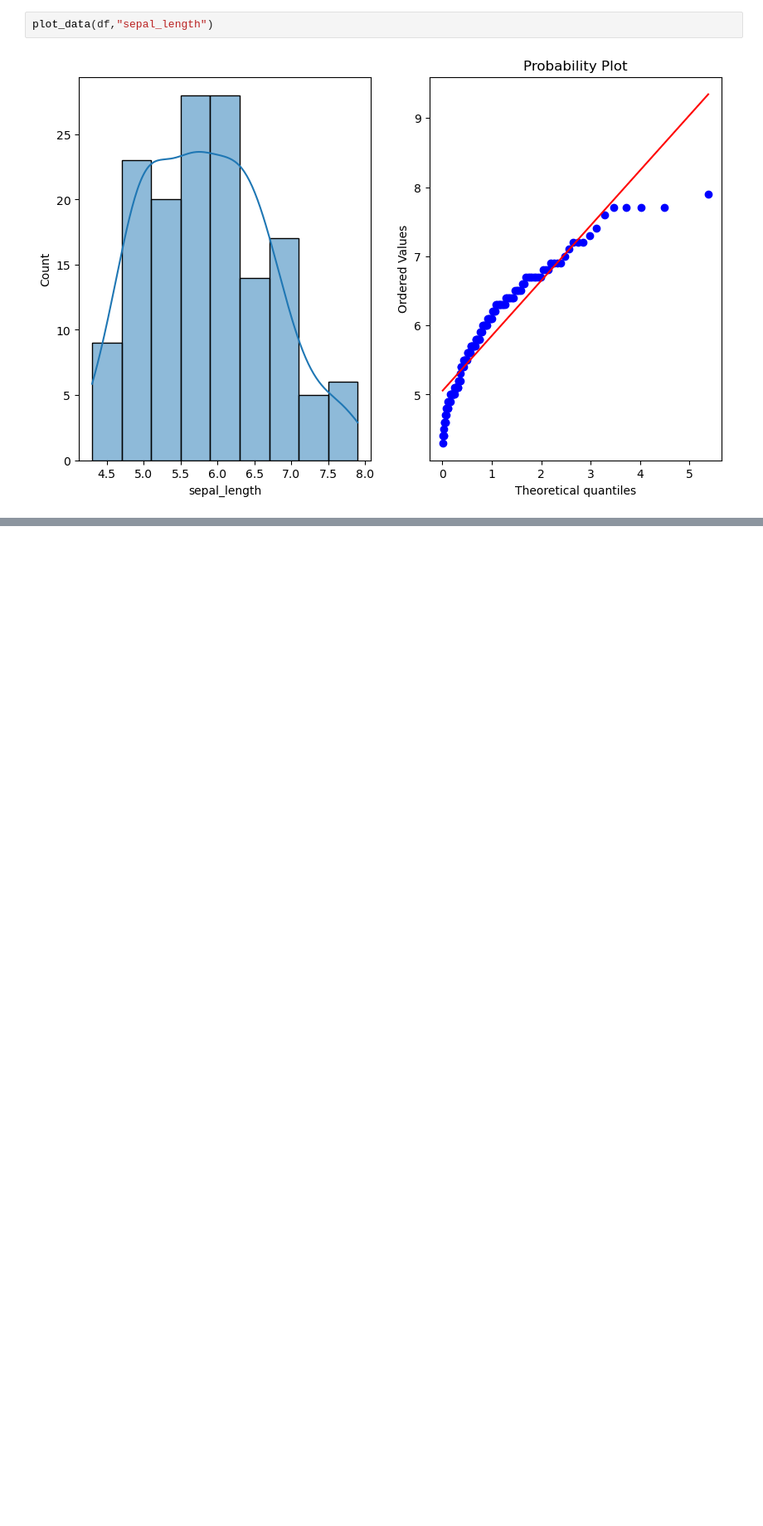
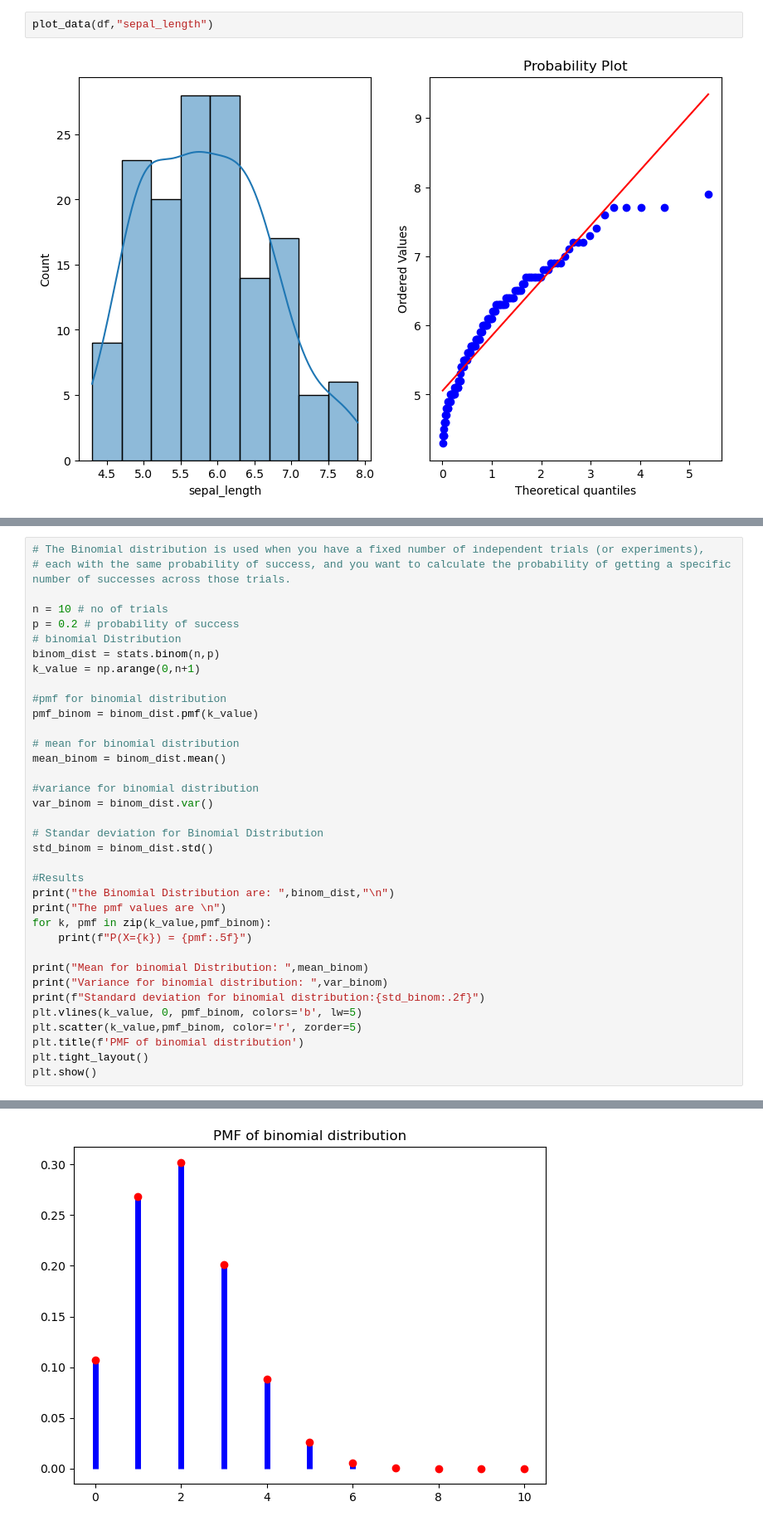
Before and after one commit to akhileshdutt/DataScience_learning, a Jupyter notebook: maths_for_ml/4_Distribution.ipynb, the cells around one changed output, grey strips where cells are left out. Shown at 83% size. Drawn from its saved outputs; the diff is of its cells as text; blank space fills up the shorter version.

```diff
--- a/maths_for_ml/4_Distribution.ipynb
+++ b/maths_for_ml/4_Distribution.ipynb
@@ -164,0 +173,37 @@ plot_data(df,"sepal_length")
+# %%
+# The Binomial distribution is used when you have a fixed number of independent trials (or experiments),
+# each with the same probability of success, and you want to calculate the probability of getting a specific number of successes across those trials.
+
+n = 10 # no of trials
+p = 0.2 # probability of success
+# binomial Distribution
+binom_dist = stats.binom(n,p)
+k_value = np.arange(0,n+1)
+
+#pmf for binomial distribution
+pmf_binom = binom_dist.pmf(k_value)
+
+# mean for binomial distribution
+mean_binom = binom_dist.mean()
+
+#variance for binomial distribution
+var_binom = binom_dist.var()
+
+# Standar deviation for Binomial Distribution
+std_binom = binom_dist.std()
+
+#Results
+print("the Binomial Distribution are: ",binom_dist,"\n")
+print("The pmf values are \n")
+for k, pmf in zip(k_value,pmf_binom):
+    print(f"P(X={k}) = {pmf:.5f}")
+
+print("Mean for binomial Distribution: ",mean_binom)
+print("Variance for binomial distribution: ",var_binom)
+print(f"Standard deviation for binomial distribution:{std_binom:.2f}")
+plt.vlines(k_value, 0, pmf_binom, colors='b', lw=5)
+plt.scatter(k_value,pmf_binom, color='r', zorder=5)
+plt.title(f'PMF of binomial distribution')
+plt.tight_layout()
+plt.show()
+# %% [output]
@@ -164,0 +228 @@ plot_data(df,"sepal_length")
+[figure, added]
```
Also changed, not shown: parts of 13 cells of this notebook, 1 other file.
